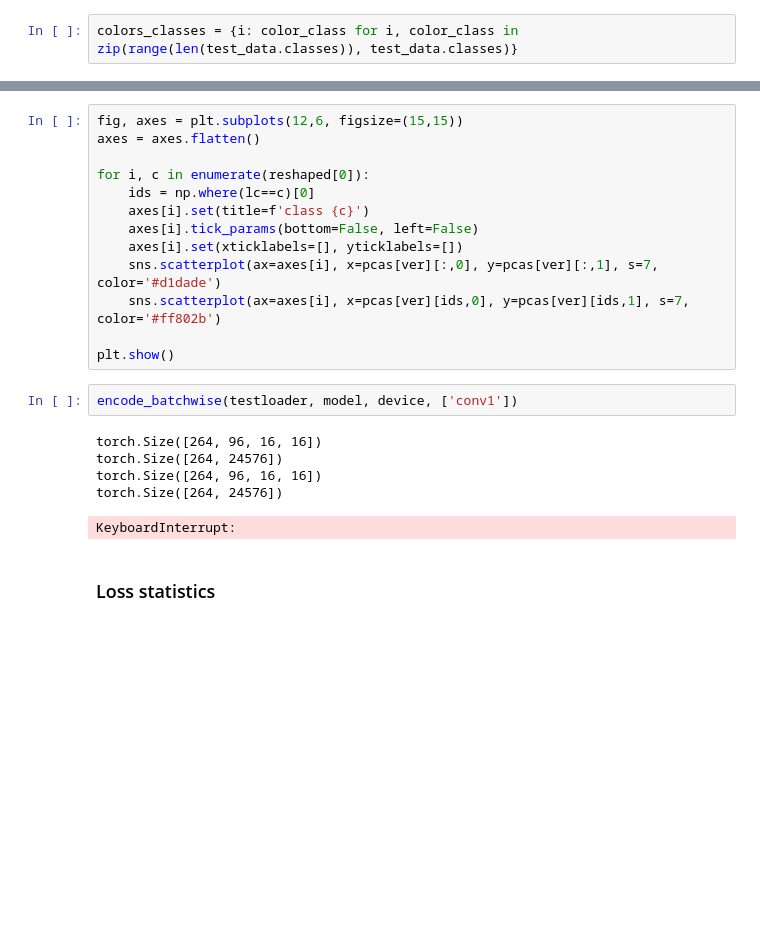
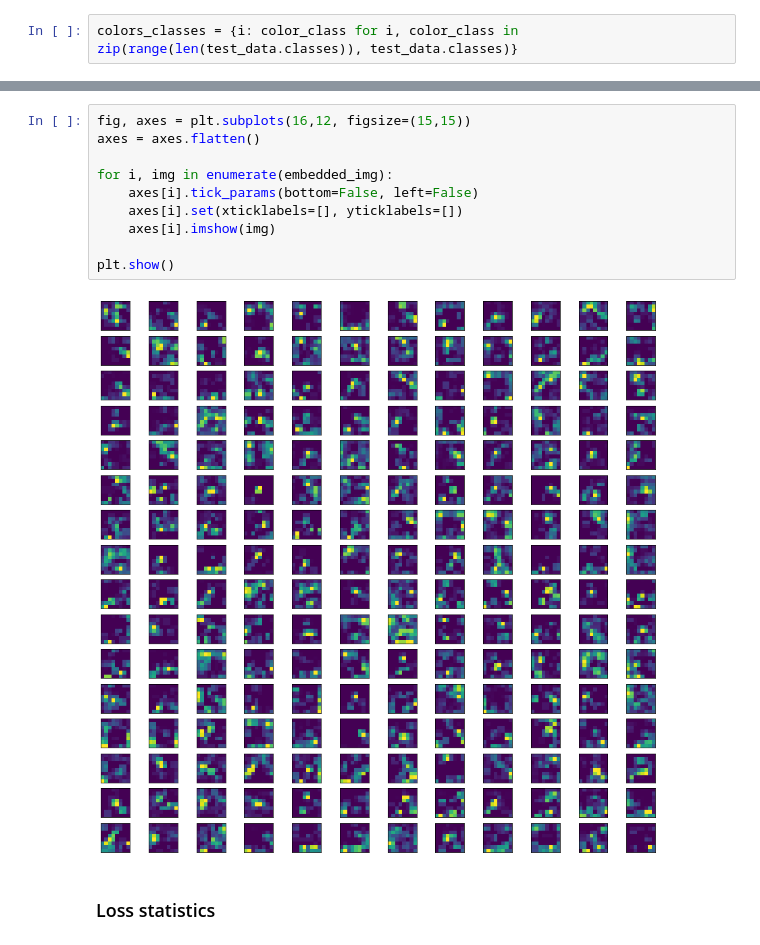
Before and after one commit to AlinaGodun/dcl_b, a Jupyter notebook: RotNetAnalysis2.ipynb, the cells around one changed output, grey strips where cells are left out. Drawn from its saved outputs; the diff is of its cells as text; blank space fills up the shorter version.

```diff
--- a/RotNetAnalysis2.ipynb
+++ b/RotNetAnalysis2.ipynb
@@ -186,24 +166,15 @@ plt.show()
 # %%
-fig, axes = plt.subplots(12,6, figsize=(15,15))
+fig, axes = plt.subplots(16,12, figsize=(15,15))
 axes = axes.flatten()
 
-for i, c in enumerate(reshaped[0]):
-    ids = np.where(lc==c)[0]
-    axes[i].set(title=f'class {c}')
+for i, img in enumerate(embedded_img):
     axes[i].tick_params(bottom=False, left=False)
     axes[i].set(xticklabels=[], yticklabels=[])
-    sns.scatterplot(ax=axes[i], x=pcas[ver][:,0], y=pcas[ver][:,1], s=7, color='#d1dade')
-    sns.scatterplot(ax=axes[i], x=pcas[ver][ids,0], y=pcas[ver][ids,1], s=7, color='#ff802b')
+    axes[i].imshow(img)
 
 plt.show()
+# %% [output]
+[figure, added]
-# %%
-encode_batchwise(testloader, model, device, ['conv1'])
-# %% [output]
-torch.Size([264, 96, 16, 16])
-torch.Size([264, 24576])
-torch.Size([264, 96, 16, 16])
-torch.Size([264, 24576])
-KeyboardInterrupt:
 # %% [markdown]
 ### Loss statistics
 # %%
```
Also changed, not shown: parts of 14 cells of this notebook, 1 other file.
